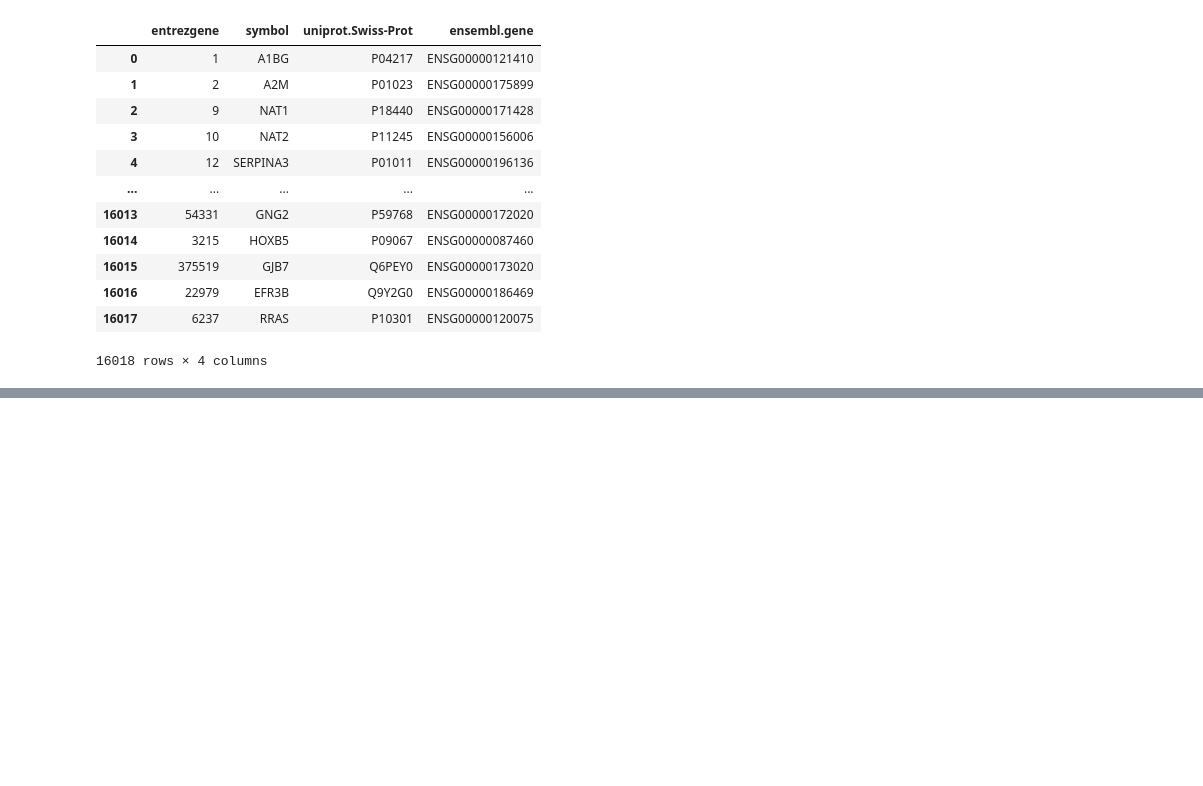
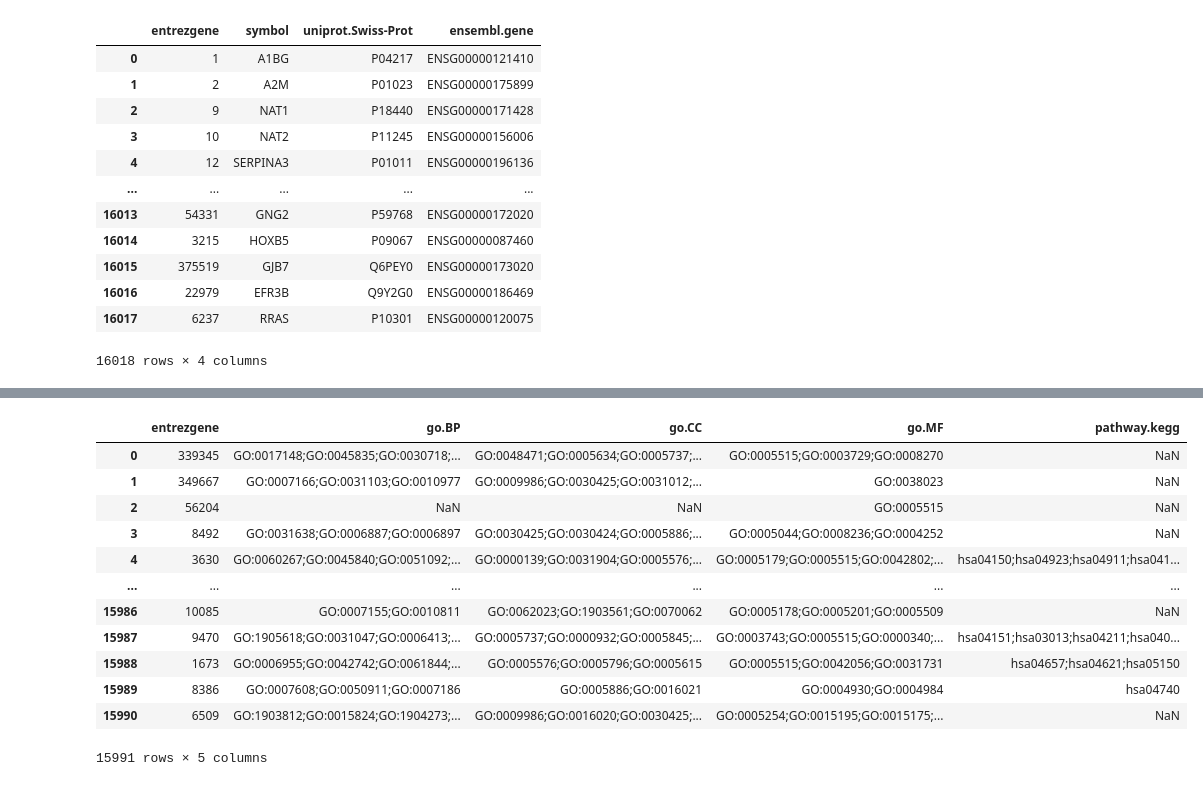
Before and after one commit to bionetslab/digest, a Jupyter notebook: jupyter/testing.ipynb, the cells around one changed output, grey strips where cells are left out. Cells and saved outputs as stored; diff of their text form; code cells hidden in the pictures; blank space fills up the shorter version.

```diff
--- a/jupyter/testing.ipynb
+++ b/jupyter/testing.ipynb
@@ -204,0 +168,17 @@ test.nnz
+# %%
+df = pd.read_csv('../mapping_files/gene_att_mapping.csv', header=0, dtype=str, index_col=0)
+df
+# %% [output]
+|  | entrezgene | go.BP | go.CC | go.MF | pathway.kegg |
+| 0 | 339345 | GO:0017148;GO:0045835;GO:0030718;... | GO:0048471;GO:0005634;GO:0005737;... | GO:0005515;GO:0003729;GO:0008270 | NaN |
+| 1 | 349667 | GO:0007166;GO:0031103;GO:0010977 | GO:0009986;GO:0030425;GO:0031012;... | GO:0038023 | NaN |
+| 2 | 56204 | NaN | NaN | GO:0005515 | NaN |
+| 3 | 8492 | GO:0031638;GO:0006887;GO:0006897 | GO:0030425;GO:0030424;GO:0005886;... | GO:0005044;GO:0008236;GO:0004252 | NaN |
+| 4 | 3630 | GO:0060267;GO:0045840;GO:0051092;... | GO:0000139;GO:0031904;GO:0005576;... | GO:0005179;GO:0005515;GO:0042802;... | hsa04150;hsa04923;hsa04911;hsa041... |
+| ... | ... | ... | ... | ... | ... |
+| 15986 | 10085 | GO:0007155;GO:0010811 | GO:0062023;GO:1903561;GO:0070062 | GO:0005178;GO:0005201;GO:0005509 | NaN |
+| 15987 | 9470 | GO:1905618;GO:0031047;GO:0006413;... | GO:0005737;GO:0000932;GO:0005845;... | GO:0003743;GO:0005515;GO:0000340;... | hsa04151;hsa03013;hsa04211;hsa040... |
+| 15988 | 1673 | GO:0006955;GO:0042742;GO:0061844;... | GO:0005576;GO:0005796;GO:0005615 | GO:0005515;GO:0042056;GO:0031731 | hsa04657;hsa04621;hsa05150 |
+| 15989 | 8386 | GO:0007608;GO:0050911;GO:0007186 | GO:0005886;GO:0016021 | GO:0004930;GO:0004984 | hsa04740 |
+| 15990 | 6509 | GO:1903812;GO:0015824;GO:1904273;... | GO:0009986;GO:0016020;GO:0030425;... | GO:0005254;GO:0015195;GO:0015175;... | NaN |
+15991 rows × 5 columns
```
Also changed, not shown: parts of 47 cells of this notebook, 5 other files.
